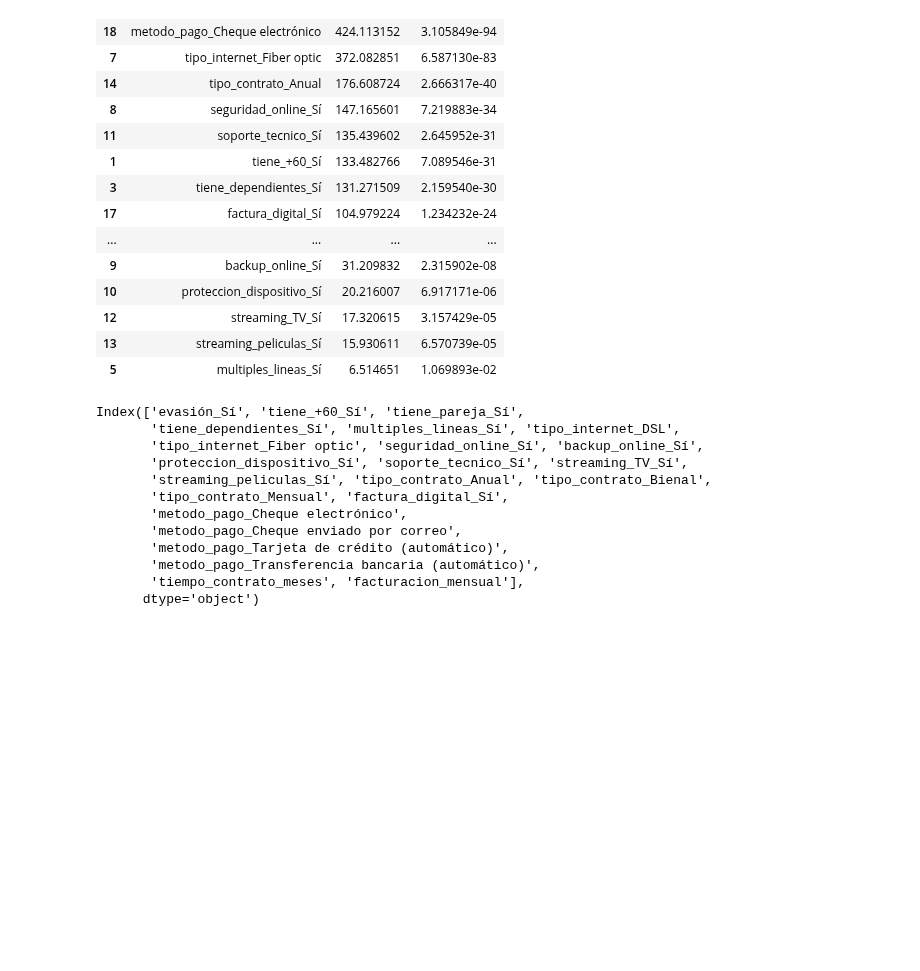
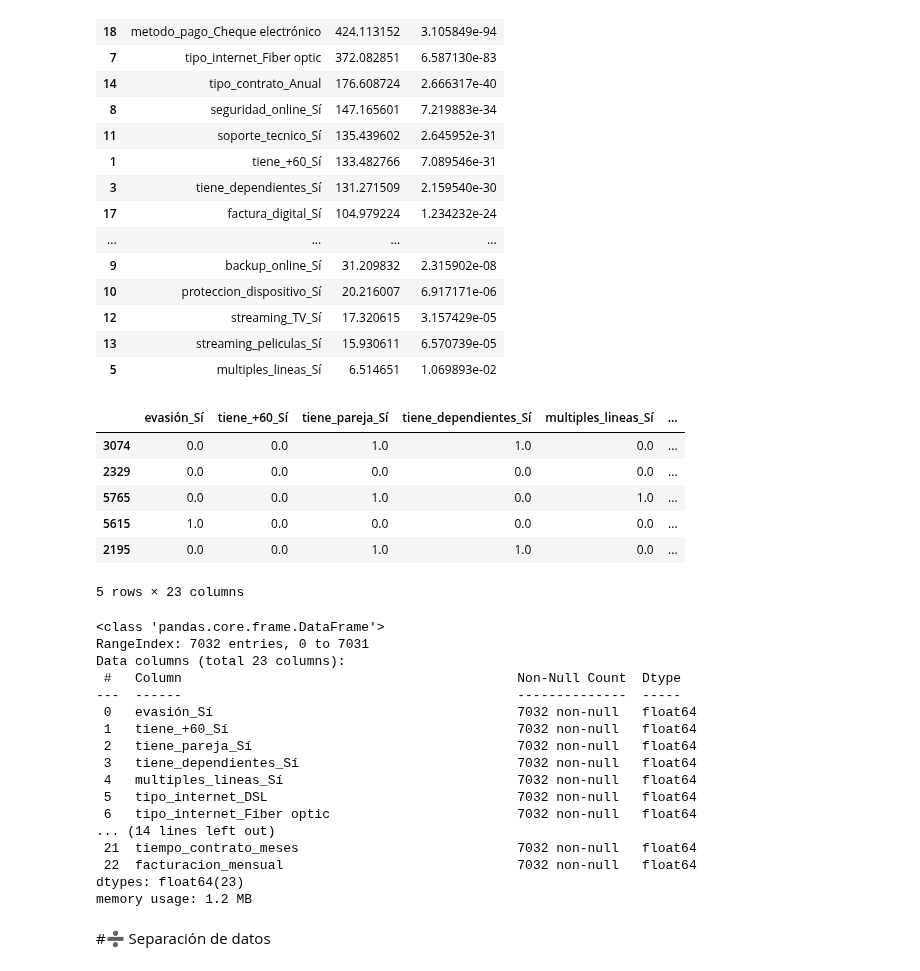
Before and after one commit to Anel-7/challenge-TelecomX-2-prediccion-de-evasion-de-clientes, a Jupyter notebook: TelecomX2.ipynb, the cells around one changed output. Saved outputs shown, nothing was run; the diff lists cells and outputs as text; code cells hidden in the pictures; blank space fills up the shorter version.

```diff
--- a/TelecomX2.ipynb
+++ b/TelecomX2.ipynb
@@ -260,18 +260,35 @@ display(var_cat_significativas)
 | 5 | multiples_lineas_Sí | 6.514651 | 1.069893e-02 |
 # %%
 datos_codificados = datos_codificados.drop(columns=['genero_Masculino', 'servicio_telefono_Sí'])
+# %%
+datos_codificados.sample(5)
+# %% [output]
+|  | evasión_Sí | tiene_+60_Sí | tiene_pareja_Sí | tiene_dependientes_Sí | multiples_lineas_Sí | ... |
+| 3074 | 0.0 | 0.0 | 1.0 | 1.0 | 0.0 | ... |
+| 2329 | 0.0 | 0.0 | 0.0 | 0.0 | 0.0 | ... |
+| 5765 | 0.0 | 0.0 | 1.0 | 0.0 | 1.0 | ... |
+| 5615 | 1.0 | 0.0 | 0.0 | 0.0 | 0.0 | ... |
+| 2195 | 0.0 | 0.0 | 1.0 | 1.0 | 0.0 | ... |
+5 rows × 23 columns
 # %%
-datos_codificados.columns
+datos_codificados.info()
 # %% [output]
-Index(['evasión_Sí', 'tiene_+60_Sí', 'tiene_pareja_Sí',
-       'tiene_dependientes_Sí', 'multiples_lineas_Sí', 'tipo_internet_DSL',
-       'tipo_internet_Fiber optic', 'seguridad_online_Sí', 'backup_online_Sí',
-       'proteccion_dispositivo_Sí', 'soporte_tecnico_Sí', 'streaming_TV_Sí',
-       'streaming_peliculas_Sí', 'tipo_contrato_Anual', 'tipo_contrato_Bienal',
-       'tipo_contrato_Mensual', 'factura_digital_Sí',
-       'metodo_pago_Cheque electrónico',
-       'metodo_pago_Cheque enviado por correo',
-       'metodo_pago_Tarjeta de crédito (automático)',
-       'metodo_pago_Transferencia bancaria (automático)',
-       'tiempo_contrato_meses', 'facturacion_mensual'],
-      dtype='object')
+<class 'pandas.core.frame.DataFrame'>
+RangeIndex: 7032 entries, 0 to 7031
+Data columns (total 23 columns):
+ #   Column                                           Non-Null Count  Dtype
+---  ------                                           --------------  -----
+ 0   evasión_Sí                                       7032 non-null   float64
+ 1   tiene_+60_Sí                                     7032 non-null   float64
+ 2   tiene_pareja_Sí                                  7032 non-null   float64
+ 3   tiene_dependientes_Sí                            7032 non-null   float64
+ 4   multiples_lineas_Sí                              7032 non-null   float64
+ 5   tipo_internet_DSL                                7032 non-null   float64
+ 6   tipo_internet_Fiber optic                        7032 non-null   float64
+... (14 lines left out)
+ 21  tiempo_contrato_meses                            7032 non-null   float64
+ 22  facturacion_mensual                              7032 non-null   float64
+dtypes: float64(23)
+memory usage: 1.2 MB
+# %% [markdown]
+#➗ Separación de datos
```
Also changed, not shown: parts of 31 cells of this notebook.
